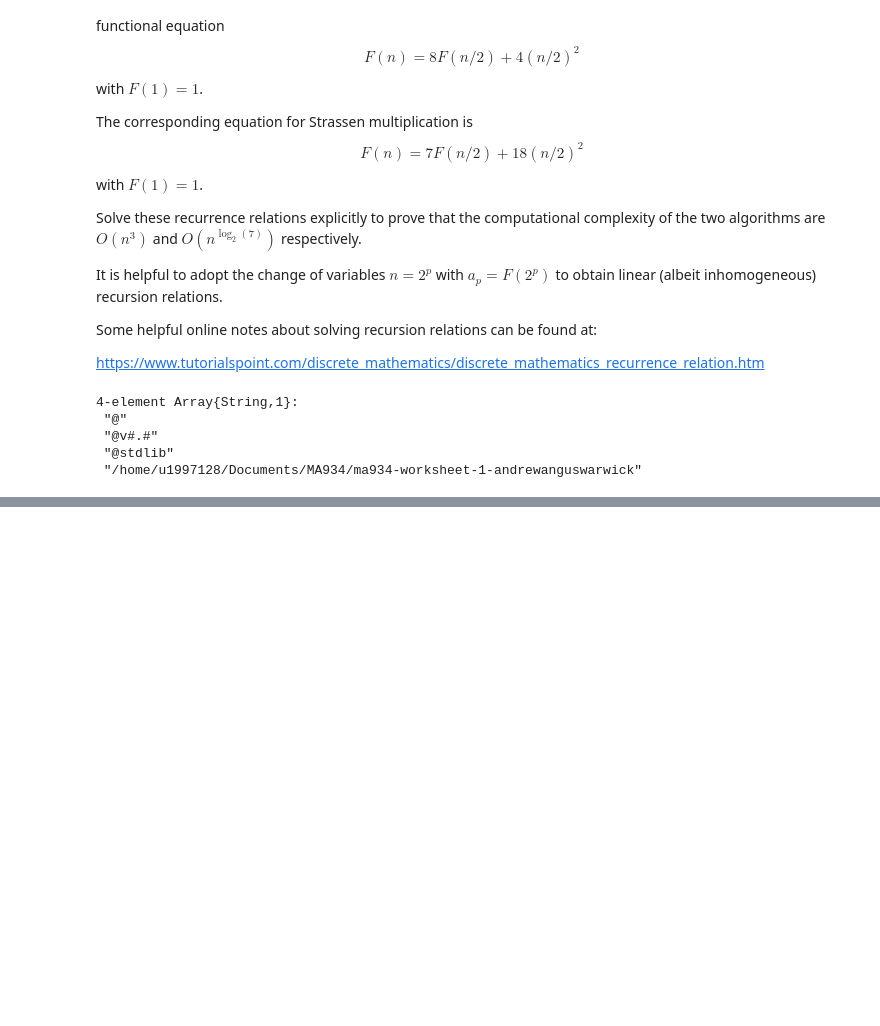
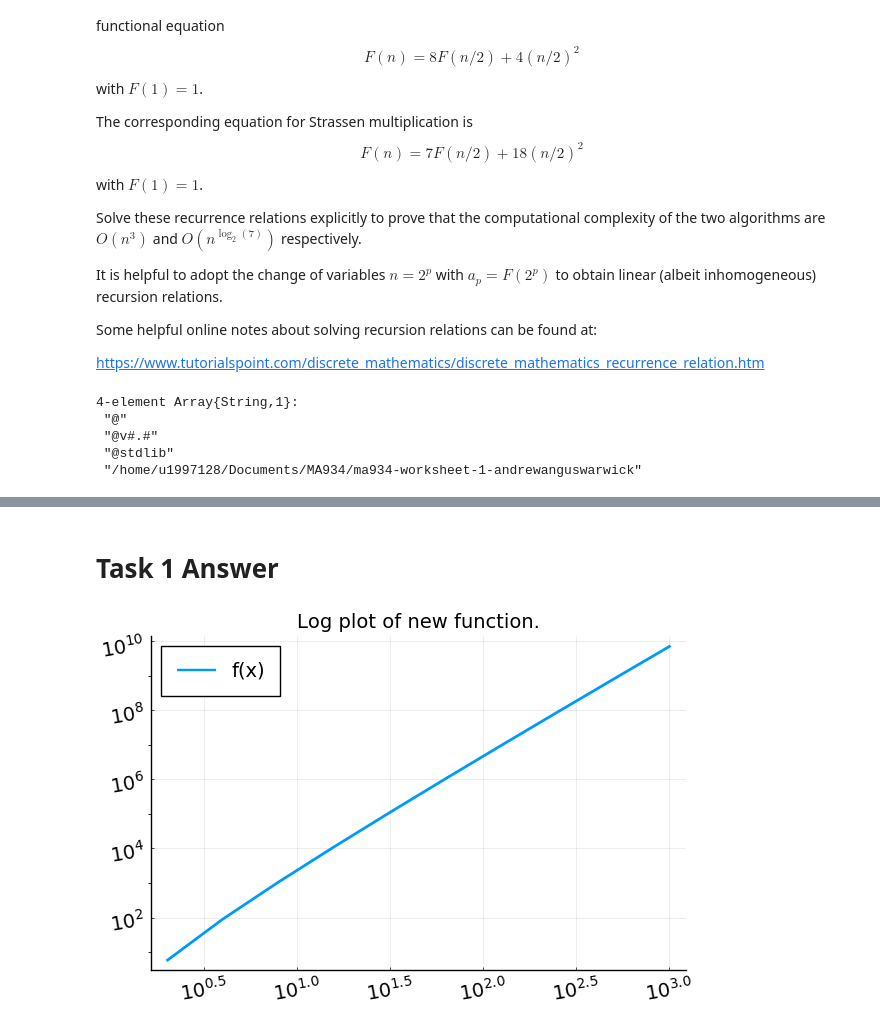
Before and after one commit to MathSys-MSc-2020/ma934-worksheet-1-andrewanguswarwick, a Jupyter notebook: Class-1.ipynb, the cells around one changed output, grey strips where cells are left out. Saved outputs shown, nothing was run; the diff lists cells and outputs as text; code cells hidden in the pictures; blank space fills up the shorter version.

```diff
--- a/Class-1.ipynb
+++ b/Class-1.ipynb
@@ -58,0 +60,8 @@ args[group1][parameter2] = This is some text  Type = String
+# %% [markdown]
+# Task 1 Answer
+# %%
+# Task 1
+alpha = 3; n = 10
+g = new_plot(alpha,n)
+# %% [output]
+[figure, added]
```
Also changed, not shown: parts of 6 cells of this notebook, 4 other files.
